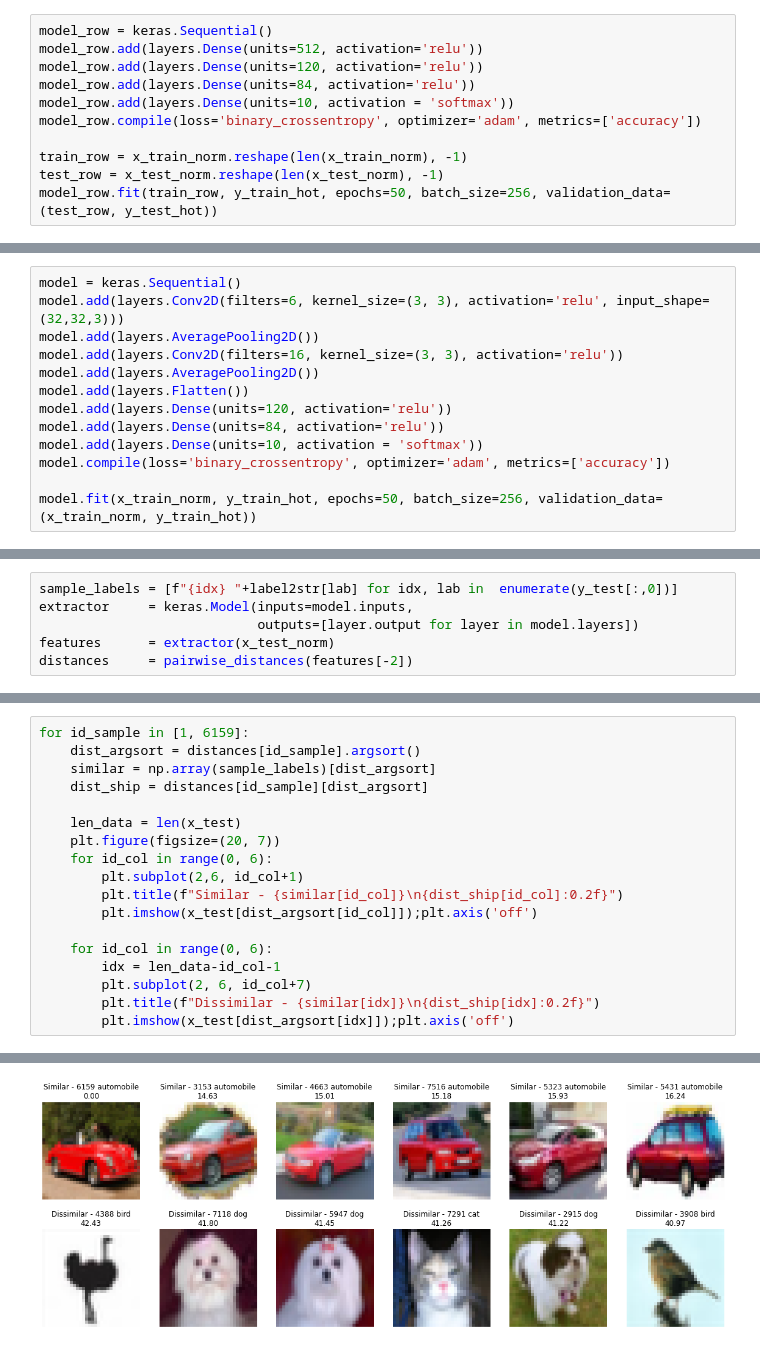
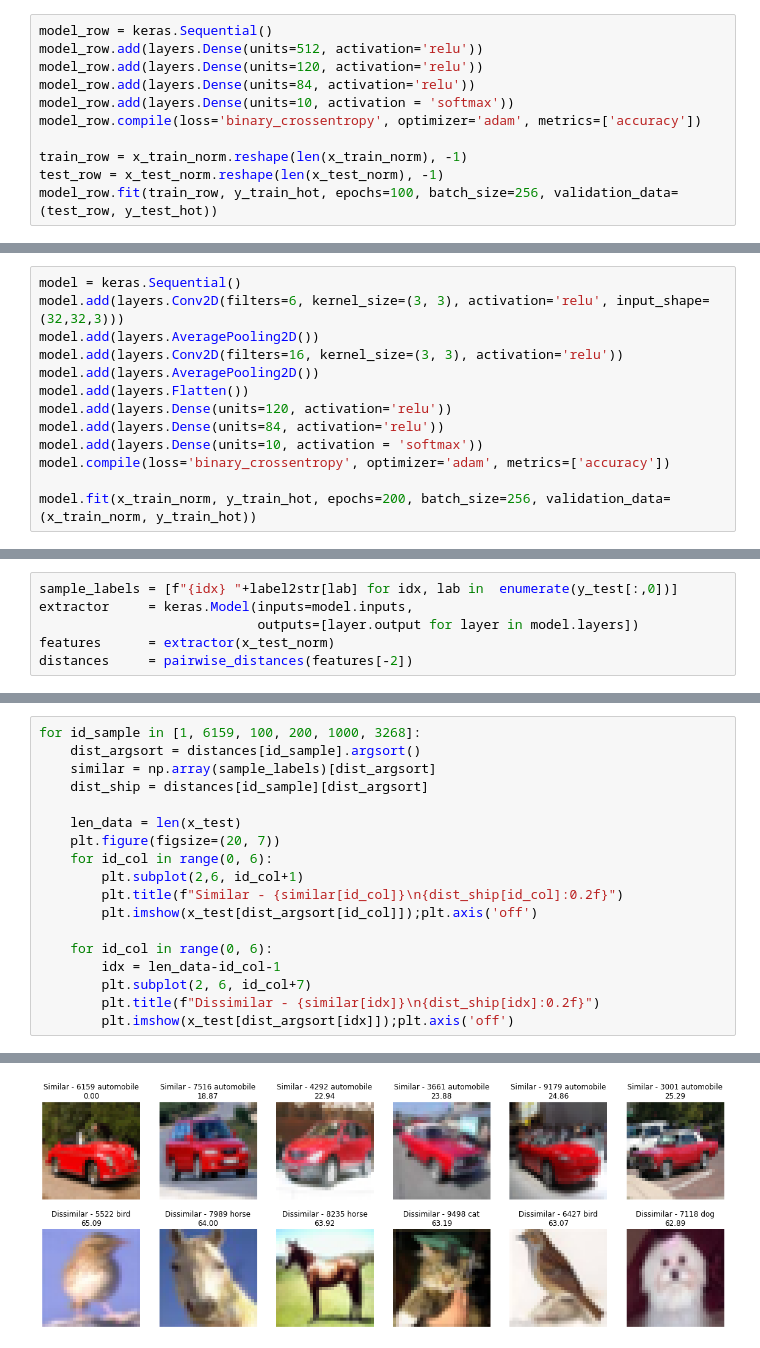
Before and after one commit to CarlosPena00/Workshops, a Jupyter notebook: MachineLearning/1.image-classification.ipynb, the cells around one changed output, grey strips where cells are left out. Drawn from its saved outputs; the diff is of its cells as text.

Commit message:
Update image classification notebook

```diff
--- a/MachineLearning/1.image-classification.ipynb
+++ b/MachineLearning/1.image-classification.ipynb
@@ -86,5 +219,5 @@ model_row.compile(loss='binary_crossentropy', optimizer='adam', metrics=['accura
 
 train_row = x_train_norm.reshape(len(x_train_norm), -1)
 test_row = x_test_norm.reshape(len(x_test_norm), -1)
-model_row.fit(train_row, y_train_hot, epochs=50, batch_size=256, validation_data=(test_row, y_test_hot))
+model_row.fit(train_row, y_train_hot, epochs=100, batch_size=256, validation_data=(test_row, y_test_hot))
 # %% [output]
@@ -136,5 +273,5 @@ model.add(layers.Dense(units=84, activation='relu'))
 model.add(layers.Dense(units=10, activation = 'softmax'))
 model.compile(loss='binary_crossentropy', optimizer='adam', metrics=['accuracy'])
 
-model.fit(x_train_norm, y_train_hot, epochs=50, batch_size=256, validation_data=(x_train_norm, y_train_hot))
+model.fit(x_train_norm, y_train_hot, epochs=200, batch_size=256, validation_data=(x_train_norm, y_train_hot))
 # %% [output]
@@ -196,5 +333,5 @@ Text(0.5, 1.0, 'Distance')
 # %%
-for id_sample in [1, 6159]:
+for id_sample in [1, 6159, 100, 200, 1000, 3268]:
     dist_argsort = distances[id_sample].argsort()
     similar = np.array(sample_labels)[dist_argsort]
     dist_ship = distances[id_sample][dist_argsort]
@@ -216 +353 @@ for id_sample in [1, 6159]:
-[figure, old version]
+[figure, new version]
```
Also changed, not shown: parts of 42 cells of this notebook, 2 other files.
